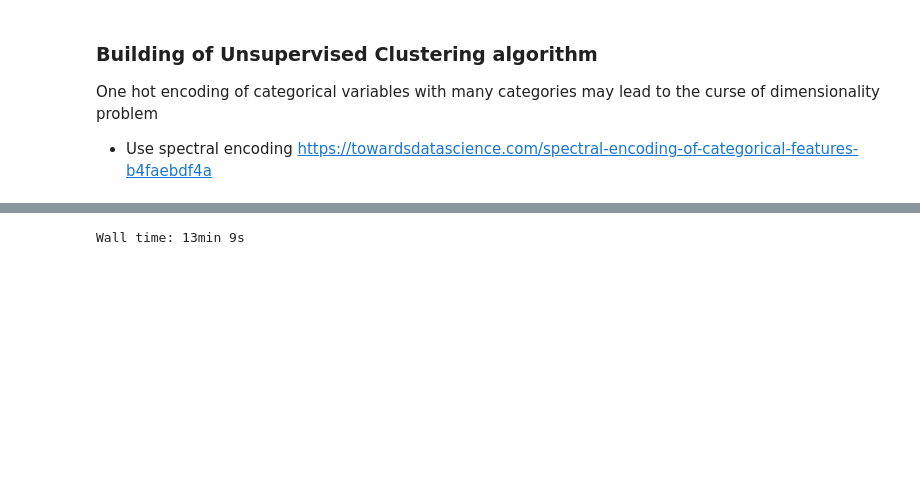
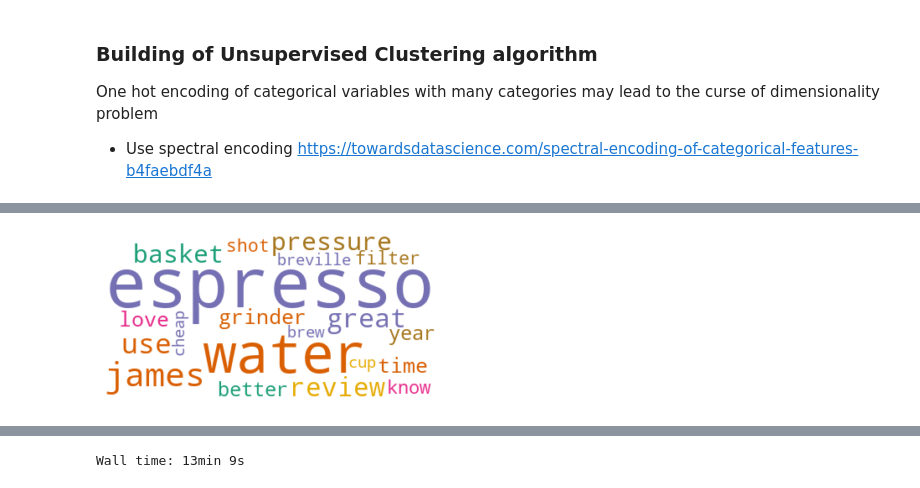
Before and after one commit to Jefflai0315/AI_spec_gen, a Jupyter notebook: ML Classifier .ipynb, the cells around one changed output, grey strips where cells are left out. Cells and saved outputs as stored; diff of their text form; code cells hidden in the pictures; blank space fills up the shorter version.

```diff
--- a/ML Classifier .ipynb
+++ b/ML Classifier .ipynb
@@ -173,0 +398,25 @@ df
+# %%
+
+import multidict
+word_dict = {}
+fullTermsDict = multidict.MultiDict()
+
+for video in top_words:
+    for word in video:
+        if word[0] not in word_dict:
+            word_dict[word[0]] = word[1]
+        else:
+            word_dict[word[0]] += word[1]
+# word_dict
+
+for key in word_dict:
+    fullTermsDict.add(key, word_dict[key])
+
+# fullTermsDict
+
+wc.generate_from_frequencies(fullTermsDict)
+plt.imshow(wc, interpolation="bilinear")
+plt.axis("off")
+plt.show()
+# %% [output]
+[figure, added]
```
Also changed, not shown: parts of 17 cells of this notebook, 3 other files.
